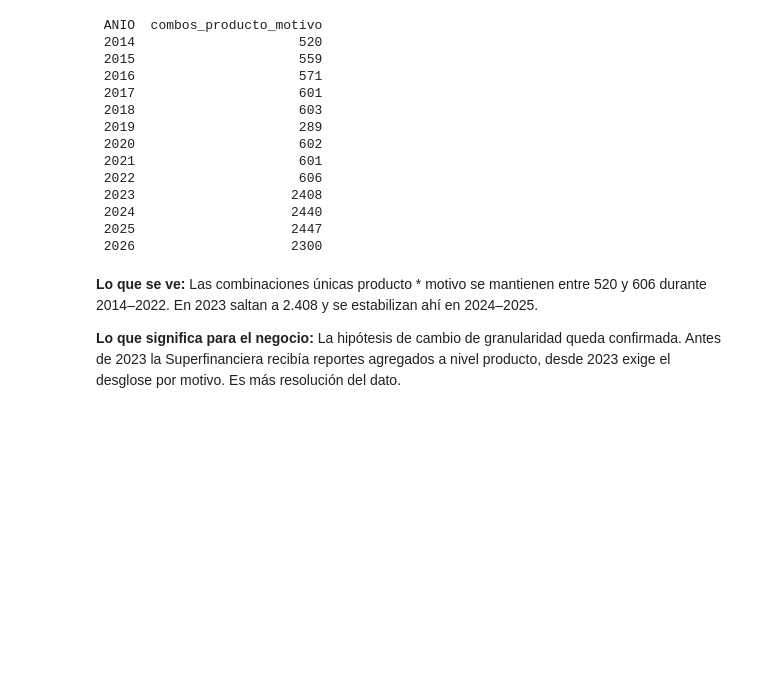
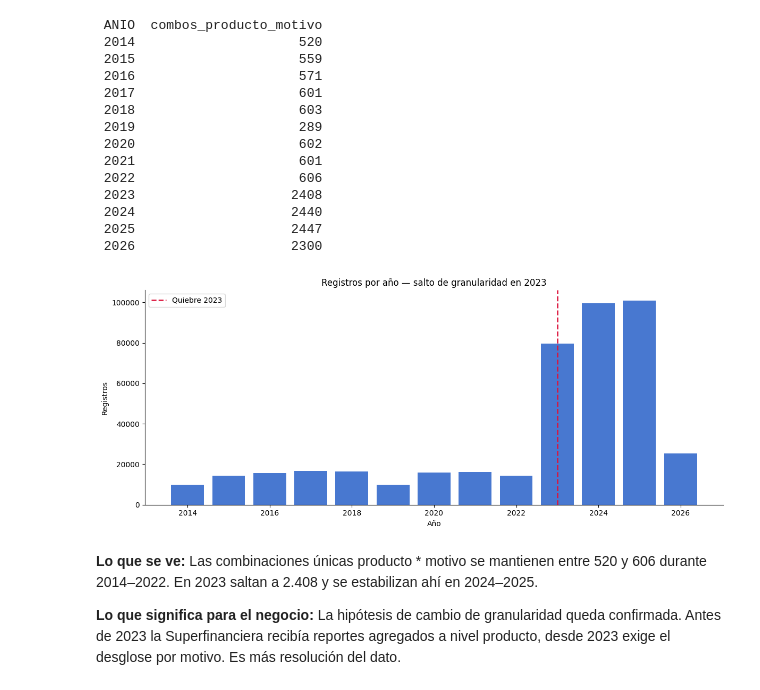
Before and after one commit to eltapazul57/accenture-test-1, a Jupyter notebook: routeB.ipynb, the cells around one changed output. Drawn from its saved outputs; the diff is of its cells as text; code cells hidden in the pictures; blank space fills up the shorter version.

Commit message:
visualizacion

```diff
--- a/routeB.ipynb
+++ b/routeB.ipynb
@@ -387,6 +387,17 @@ print(combos_anio.to_string(index=False))
  2024                    2440
  2025                    2447
  2026                    2300
+# %%
+fig, ax = plt.subplots(figsize=(12, 5))
+ax.bar(registros_anio['ANIO'], registros_anio['registros'], color=sns.color_palette('muted')[0])
+ax.axvline(x=2023, color='crimson', linestyle='--', linewidth=1.8, label='Quiebre 2023')
+ax.set_xlabel('Año')
+ax.set_ylabel('Registros')
+ax.set_title('Registros por año — salto de granularidad en 2023')
+ax.legend()
+plt.tight_layout()
+# %% [output]
+[figure, added]
 # %% [markdown]
 **Lo que se ve:** Las combinaciones únicas producto \* motivo se mantienen entre 520 y 606 durante 2014–2022. En 2023 saltan a 2.408 y se estabilizan ahí en 2024–2025.
 
```
Also changed, not shown: parts of 5 cells of this notebook.
